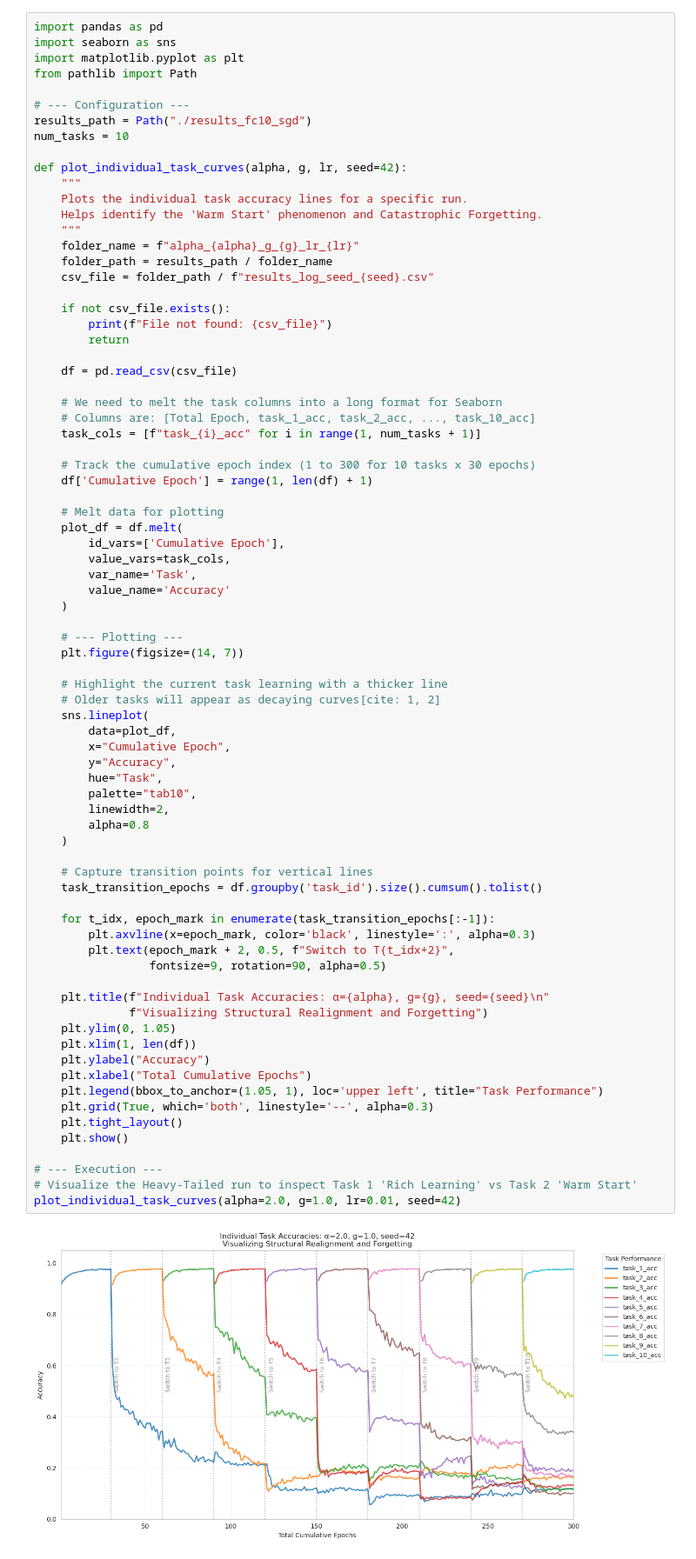
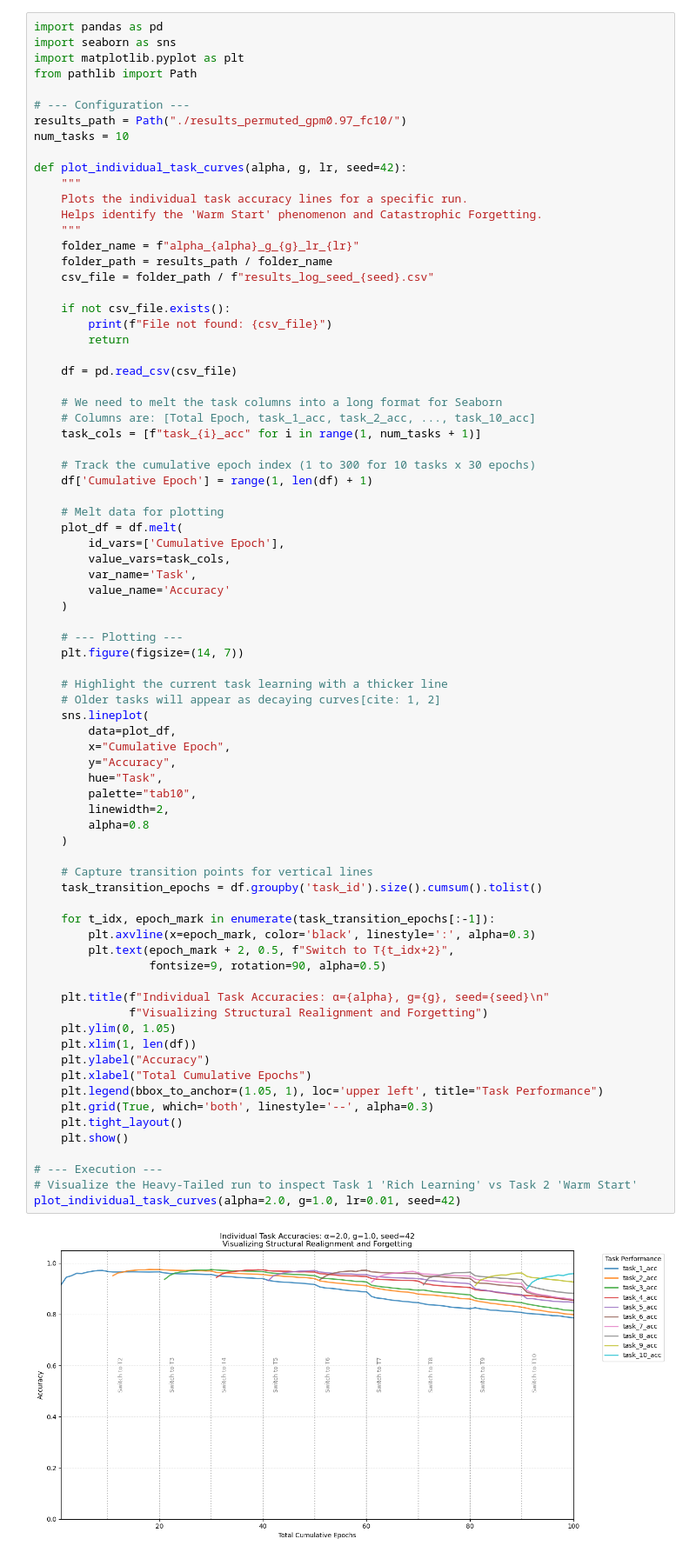
Before and after one commit to YiHaoFromEarth/ht-initialisation-dynamics, a Jupyter notebook: continual_learning/permuted_mnist.ipynb, the cells around one changed output. Shown at 87% size. Cells and saved outputs as stored; diff of their text form.

```diff
--- a/continual_learning/permuted_mnist.ipynb
+++ b/continual_learning/permuted_mnist.ipynb
@@ -323,7 +315,7 @@ import matplotlib.pyplot as plt
 from pathlib import Path
 
 # --- Configuration ---
-results_path = Path("./results_fc10_sgd")
+results_path = Path("./results_permuted_gpm0.97_fc10/")
 num_tasks = 10
 
 def plot_individual_task_curves(alpha, g, lr, seed=42):
@@ -367,34 +359,34 @@ def plot_individual_task_curves(alpha, g, lr, seed=42):
         y="Accuracy",
         hue="Task",
         palette="tab10",
         linewidth=2,
         alpha=0.8
     )
 
     # Capture transition points for vertical lines
     task_transition_epochs = df.groupby('task_id').size().cumsum().tolist()
 
     for t_idx, epoch_mark in enumerate(task_transition_epochs[:-1]):
         plt.axvline(x=epoch_mark, color='black', linestyle=':', alpha=0.3)
         plt.text(epoch_mark + 2, 0.5, f"Switch to T{t_idx+2}",
                  fontsize=9, rotation=90, alpha=0.5)
 
     plt.title(f"Individual Task Accuracies: α={alpha}, g={g}, seed={seed}\n"
               f"Visualizing Structural Realignment and Forgetting")
     plt.ylim(0, 1.05)
     plt.xlim(1, len(df))
     plt.ylabel("Accuracy")
     plt.xlabel("Total Cumulative Epochs")
     plt.legend(bbox_to_anchor=(1.05, 1), loc='upper left', title="Task Performance")
     plt.grid(True, which='both', linestyle='--', alpha=0.3)
     plt.tight_layout()
     plt.show()
 
 # --- Execution ---
 # Visualize the Heavy-Tailed run to inspect Task 1 'Rich Learning' vs Task 2 'Warm Start'
 plot_individual_task_curves(alpha=2.0, g=1.0, lr=0.01, seed=42)
 # %% [output]
-[figure, old version]
+[figure, new version]
 # %%
 import pandas as pd
 import seaborn as sns
```
Also changed, not shown: parts of 3 cells of this notebook, 48 other files.
